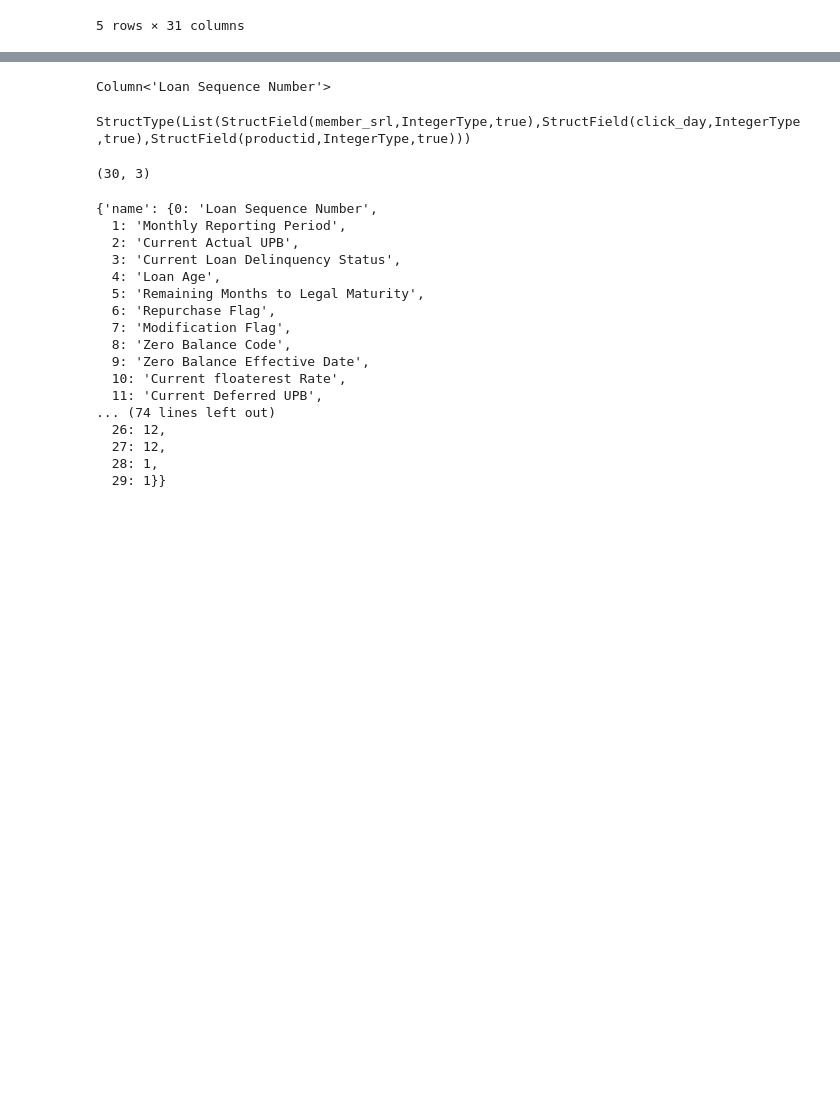
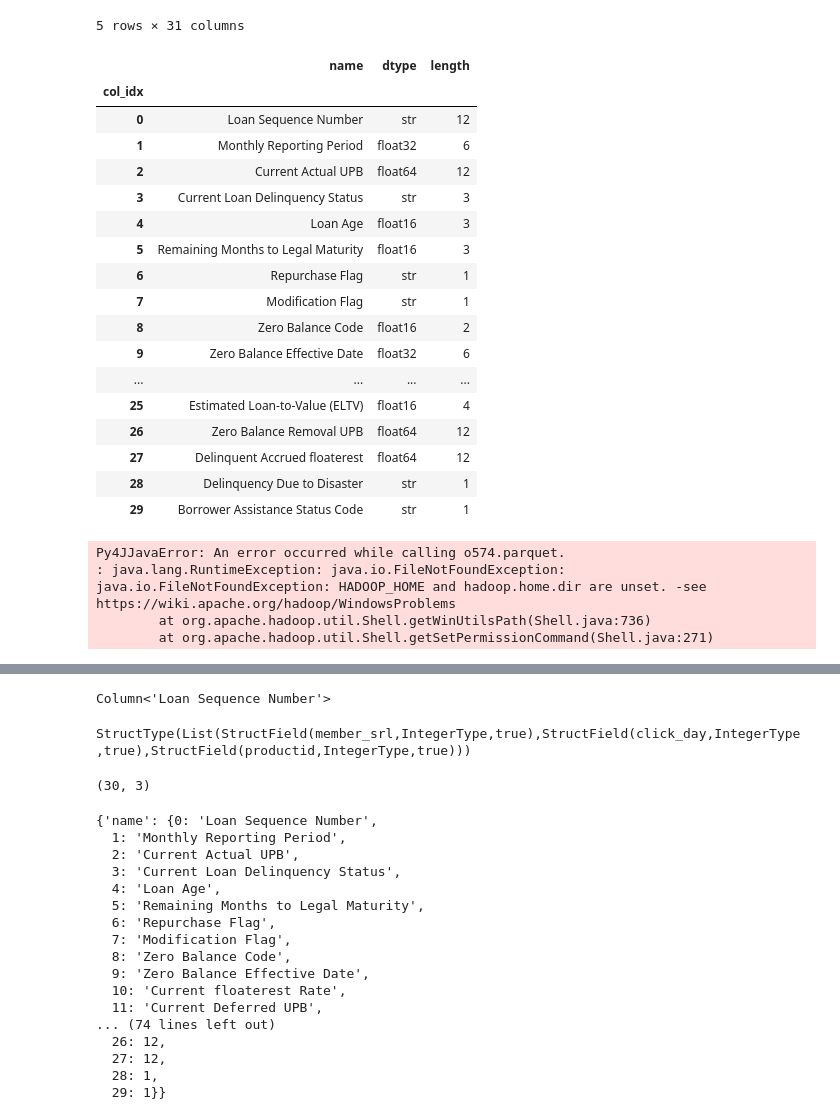
Before and after one commit to zwcolin/Scalable-Freddie-Mac-Single-Family-Loan-Level-Data-Analysis, a Jupyter notebook: feature_prep.ipynb, the cells around one changed output, grey strips where cells are left out. Drawn from its saved outputs; the diff is of its cells as text; code cells hidden in the pictures; blank space fills up the shorter version.

```diff
--- a/feature_prep.ipynb
+++ b/feature_prep.ipynb
@@ -26,3 +26,24 @@ orig.head()
 | 3 | 791.0 | 200903.0 | N | 203902.0 | 36540.0 | ... |
 | 4 | 725.0 | 200903.0 | N | 203902.0 | 36540.0 | ... |
 5 rows × 31 columns
+# %%
+svcg_helper
+# %% [output]
+|  | name | dtype | length |
+| col_idx |  |  |  |
+| 0 | Loan Sequence Number | str | 12 |
+| 1 | Monthly Reporting Period | float32 | 6 |
+| 2 | Current Actual UPB | float64 | 12 |
+| 3 | Current Loan Delinquency Status | str | 3 |
+| 4 | Loan Age | float16 | 3 |
+| 5 | Remaining Months to Legal Maturity | float16 | 3 |
+| 6 | Repurchase Flag | str | 1 |
+| 7 | Modification Flag | str | 1 |
+| 8 | Zero Balance Code | float16 | 2 |
+| 9 | Zero Balance Effective Date | float32 | 6 |
+| ... | ... | ... | ... |
+| 25 | Estimated Loan-to-Value (ELTV) | float16 | 4 |
+| 26 | Zero Balance Removal UPB | float64 | 12 |
+| 27 | Delinquent Accrued floaterest | float64 | 12 |
+| 28 | Delinquency Due to Disaster | str | 1 |
+| 29 | Borrower Assistance Status Code | str | 1 |
@@ -28,0 +52,51 @@ orig.head()
+# %%
+from pyspark.sql import SparkSession
+from pyspark.sql.types import StructType, StructField, FloatType, StringType, IntegerType
+
+# start a spark session
+spark = SparkSession \
+    .builder \
+    .appName("label generation") \
+    .getOrCreate()
+
+# read csv to specify schema for reading svcg files
+svcg_helper = spark.read.csv('resources/svcg_read_helper.csv', header=True)
+# transform to Pandas format to generate a dictionary
+# since the helper only aims to specify a fixed set of schema for each column, it does not need be scaled
+svcg_helper = svcg_helper.toPandas().set_index('col_idx').to_dict()
+
+# create schema for reading svcg file
+struct_field_lst = []
+for i in range(len(svcg_helper['name'])):
+    name = svcg_helper['name'][f'{i}']
+    dtype = FloatType() if ('float' in svcg_helper['dtype'][f'{i}']) else StringType()
+    # connect column name with dtype
+    struct_field_lst.append(StructField(name, dtype, True))
+schema = StructType(struct_field_lst)
+
+# create dataframe
+svcg = spark.read.csv('sample_svcg_2009.txt', sep='|', schema=schema)
+
+# generate labels with specified conditions
+svcg = svcg.withColumn('Label',
+    # delinquency status greater than 3 means above 90 days of delinquency
+    ((svcg['Current Loan Delinquency Status'].isNotNull()) & (svcg['Current Loan Delinquency Status'] >= 3) &
+    # filter out REO Acquisition, Unknown, and Unaviable options
+     (~(svcg['Current Loan Delinquency Status']).isin(['R', 'XX', '   ']))) |
+    # select those who have zero balance code of 3, 6, 9
+    ((svcg['Zero Balance Code'].isNotNull()) & (svcg['Zero Balance Code'].isin([3.0, 6.0, 9.0])))
+                      )
+
+# cast label as integer type
+svcg = svcg.withColumn("Label", svcg["Label"].cast(IntegerType()))
+
+# rename the column name to be legal for parquet format
+svcg = svcg.withColumnRenamed("Loan Sequence Number", "Loan_Sequence_Number")
+
+# output parquet file with primary key and label
+svcg.select(['Loan_Sequence_Number','Label']).write.parquet("output/proto.parquet")
+# %% [output]
+Py4JJavaError: An error occurred while calling o574.parquet.
+: java.lang.RuntimeException: java.io.FileNotFoundException: java.io.FileNotFoundException: HADOOP_HOME and hadoop.home.dir are unset. -see https://wiki.apache.org/hadoop/WindowsProblems
+        at org.apache.hadoop.util.Shell.getWinUtilsPath(Shell.java:736)
+        at org.apache.hadoop.util.Shell.getSetPermissionCommand(Shell.java:271)
```
Also changed, not shown: parts of 21 cells of this notebook, 1 other file.
